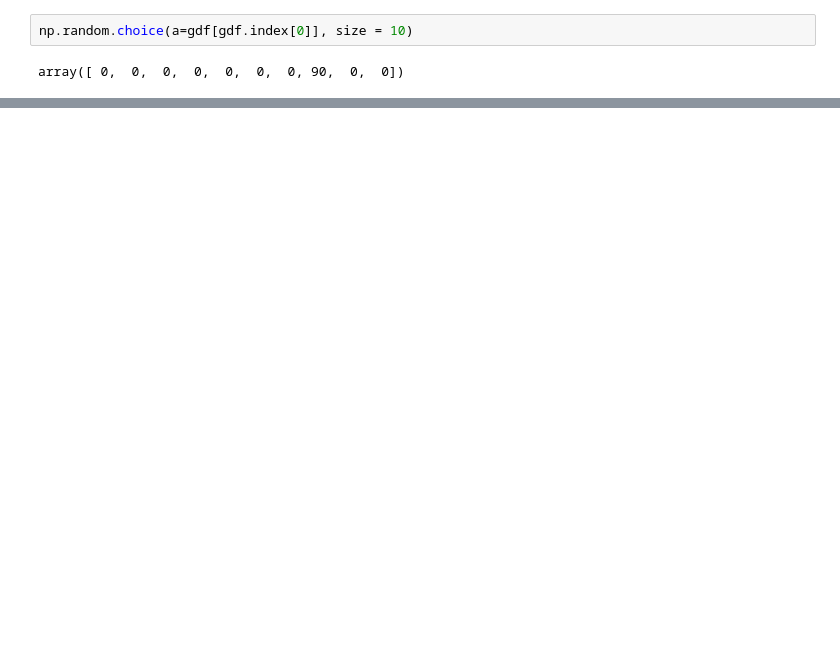
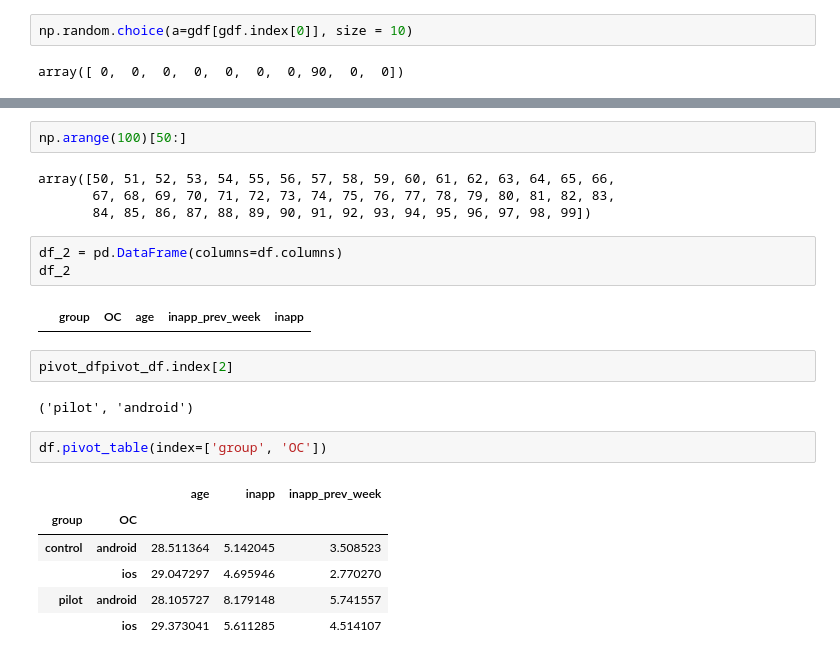
Before and after one commit to Igor-Savchenko/AB-tests, a Jupyter notebook: test_note.ipynb, the cells around one changed output, grey strips where cells are left out. Saved outputs shown, nothing was run; the diff lists cells and outputs as text; blank space fills up the shorter version.

Commit message:
Add select stratified groups

```diff
--- a/test_note.ipynb
+++ b/test_note.ipynb
@@ -364,0 +432,24 @@ array([ 0,  0,  0,  0,  0,  0,  0, 90,  0,  0])
+# %%
+np.arange(100)[50:]
+# %% [output]
+array([50, 51, 52, 53, 54, 55, 56, 57, 58, 59, 60, 61, 62, 63, 64, 65, 66,
+       67, 68, 69, 70, 71, 72, 73, 74, 75, 76, 77, 78, 79, 80, 81, 82, 83,
+       84, 85, 86, 87, 88, 89, 90, 91, 92, 93, 94, 95, 96, 97, 98, 99])
+# %%
+df_2 = pd.DataFrame(columns=df.columns)
+df_2
+# %% [output]
+|  | group | ОС | age | inapp_prev_week | inapp |
+# %%
+pivot_dfpivot_df.index[2]
+# %% [output]
+('pilot', 'android')
+# %%
+df.pivot_table(index=['group', 'ОС'])
+# %% [output]
+|  |  | age | inapp | inapp_prev_week |
+| group | ОС |  |  |  |
+| control | android | 28.511364 | 5.142045 | 3.508523 |
+|  | ios | 29.047297 | 4.695946 | 2.770270 |
+| pilot | android | 28.105727 | 8.179148 | 5.741557 |
+|  | ios | 29.373041 | 5.611285 | 4.514107 |
```
Also changed, not shown: parts of 16 cells of this notebook, 1 other file.
